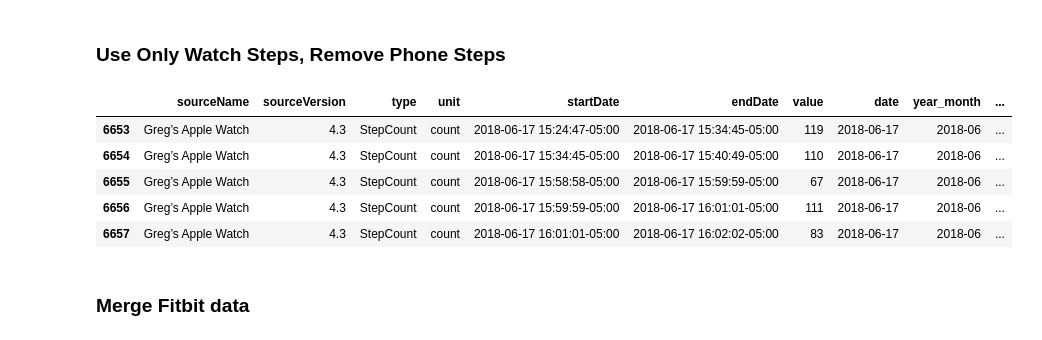
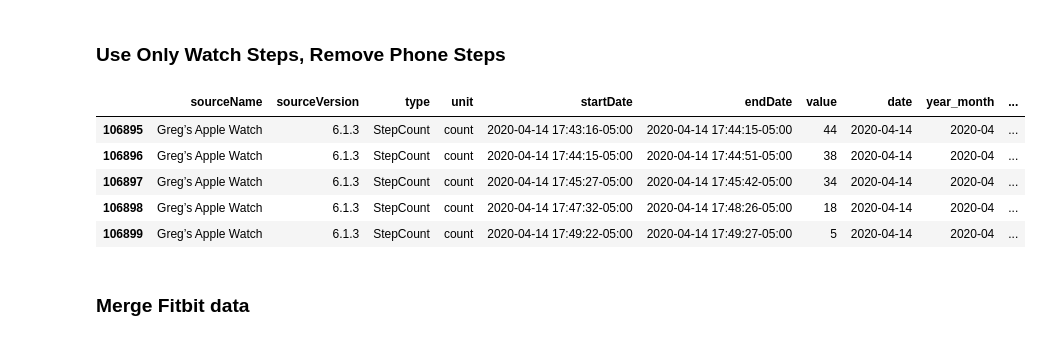
Before and after one commit to gregmames/qs_ledger, a Jupyter notebook: apple_health/apple_health_data_processor.ipynb, the cells around one changed output. Saved outputs shown, nothing was run; the diff lists cells and outputs as text; code cells hidden in the pictures.

```diff
--- a/apple_health/apple_health_data_processor.ipynb
+++ b/apple_health/apple_health_data_processor.ipynb
@@ -44,13 +44,13 @@ steps = steps.drop(['device', 'creationDate'], axis=1)
 # %%
 # drop phone steps ---NEED TO CHANGE THIS TO KEEP PHONE STEPS BEFORE THE WATCH
 steps = steps[steps.sourceName == 'Greg’s Apple\xa0Watch']
-steps.head()
+steps.tail()
 # %% [output]
 |  | sourceName | sourceVersion | type | unit | startDate | endDate | value | date | year_month | ... |
-| 6653 | Greg’s Apple Watch | 4.3 | StepCount | count | 2018-06-17 15:24:47-05:00 | 2018-06-17 15:34:45-05:00 | 119 | 2018-06-17 | 2018-06 | ... |
-| 6654 | Greg’s Apple Watch | 4.3 | StepCount | count | 2018-06-17 15:34:45-05:00 | 2018-06-17 15:40:49-05:00 | 110 | 2018-06-17 | 2018-06 | ... |
-| 6655 | Greg’s Apple Watch | 4.3 | StepCount | count | 2018-06-17 15:58:58-05:00 | 2018-06-17 15:59:59-05:00 | 67 | 2018-06-17 | 2018-06 | ... |
-| 6656 | Greg’s Apple Watch | 4.3 | StepCount | count | 2018-06-17 15:59:59-05:00 | 2018-06-17 16:01:01-05:00 | 111 | 2018-06-17 | 2018-06 | ... |
-| 6657 | Greg’s Apple Watch | 4.3 | StepCount | count | 2018-06-17 16:01:01-05:00 | 2018-06-17 16:02:02-05:00 | 83 | 2018-06-17 | 2018-06 | ... |
+| 106895 | Greg’s Apple Watch | 6.1.3 | StepCount | count | 2020-04-14 17:43:16-05:00 | 2020-04-14 17:44:15-05:00 | 44 | 2020-04-14 | 2020-04 | ... |
+| 106896 | Greg’s Apple Watch | 6.1.3 | StepCount | count | 2020-04-14 17:44:15-05:00 | 2020-04-14 17:44:51-05:00 | 38 | 2020-04-14 | 2020-04 | ... |
+| 106897 | Greg’s Apple Watch | 6.1.3 | StepCount | count | 2020-04-14 17:45:27-05:00 | 2020-04-14 17:45:42-05:00 | 34 | 2020-04-14 | 2020-04 | ... |
+| 106898 | Greg’s Apple Watch | 6.1.3 | StepCount | count | 2020-04-14 17:47:32-05:00 | 2020-04-14 17:48:26-05:00 | 18 | 2020-04-14 | 2020-04 | ... |
+| 106899 | Greg’s Apple Watch | 6.1.3 | StepCount | count | 2020-04-14 17:49:22-05:00 | 2020-04-14 17:49:27-05:00 | 5 | 2020-04-14 | 2020-04 | ... |
 # %% [markdown]
 ### Merge Fitbit data
```
Also changed, not shown: parts of 34 cells of this notebook, 1 other file.
